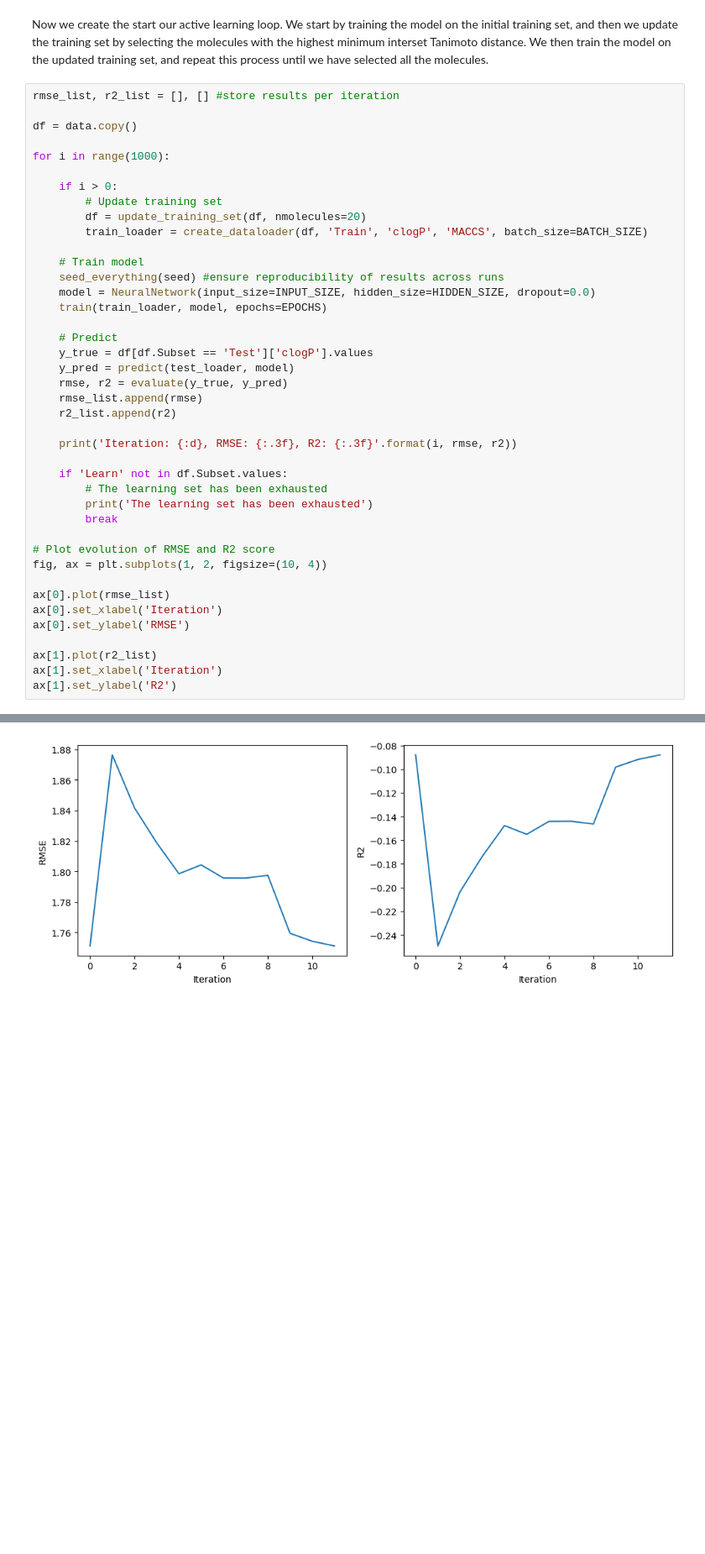
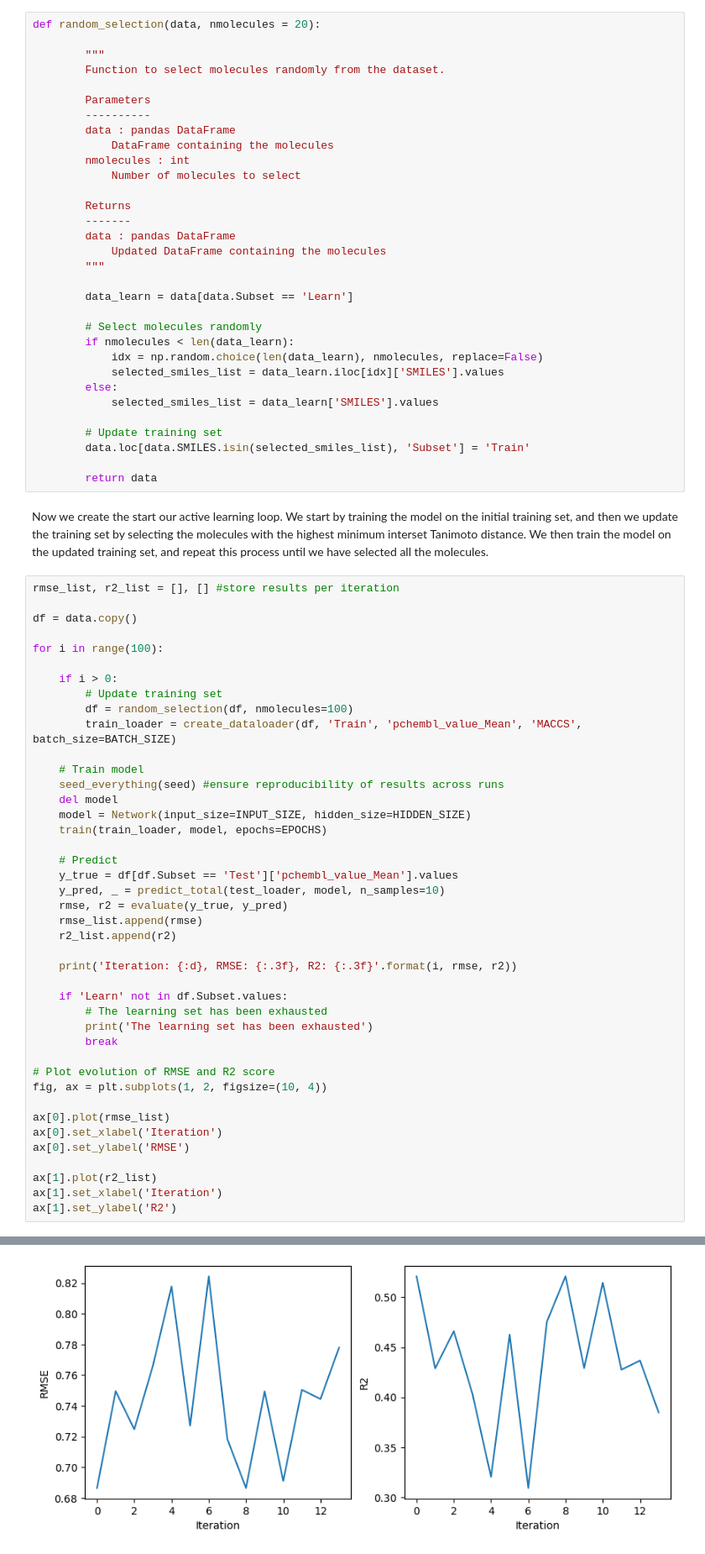
Before and after one commit to CDDLeiden/ULLA2023-Leiden, a Jupyter notebook: practicals/03_uncertainty_active_learning/03_uncertainty_active_learning.ipynb, the cells around one changed output, grey strips where cells are left out. Shown at 84% size. Saved outputs shown, nothing was run; the diff lists cells and outputs as text; blank space fills up the shorter version.

```diff
--- a/practicals/03_uncertainty_active_learning/03_uncertainty_active_learning.ipynb
+++ b/practicals/03_uncertainty_active_learning/03_uncertainty_active_learning.ipynb
@@ -847,3 +833,35 @@ def update_training_set(data, nmolecules = 20):
+# %%
+def random_selection(data, nmolecules = 20):
+
+        """
+        Function to select molecules randomly from the dataset.
+
+        Parameters
+        ----------
+        data : pandas DataFrame
+            DataFrame containing the molecules
+        nmolecules : int
+            Number of molecules to select
+
+        Returns
+        -------
+        data : pandas DataFrame
+            Updated DataFrame containing the molecules
+        """
+
+        data_learn = data[data.Subset == 'Learn']
+
+        # Select molecules randomly
+        if nmolecules < len(data_learn):
+            idx = np.random.choice(len(data_learn), nmolecules, replace=False)
+            selected_smiles_list = data_learn.iloc[idx]['SMILES'].values
+        else:
+            selected_smiles_list = data_learn['SMILES'].values
+
+        # Update training set
+        data.loc[data.SMILES.isin(selected_smiles_list), 'Subset'] = 'Train'
+
+        return data
 # %% [markdown]
 Now we create the start our active learning loop. We start by training the model on the initial training set, and then we update the training set by selecting the molecules with the highest minimum interset Tanimoto distance. We then train the model on the updated training set, and repeat this process until we have selected all the molecules.
 # %%
@@ -851,21 +869,22 @@ rmse_list, r2_list = [], [] #store results per iteration
 
 df = data.copy()
 
-for i in range(1000):
+for i in range(100):
 
     if i > 0:
         # Update training set
-        df = update_training_set(df, nmolecules=20)
-        train_loader = create_dataloader(df, 'Train', 'clogP', 'MACCS', batch_size=BATCH_SIZE)
+        df = random_selection(df, nmolecules=100)
+        train_loader = create_dataloader(df, 'Train', 'pchembl_value_Mean', 'MACCS', batch_size=BATCH_SIZE)
 
     # Train model
     seed_everything(seed) #ensure reproducibility of results across runs
-    model = NeuralNetwork(input_size=INPUT_SIZE, hidden_size=HIDDEN_SIZE, dropout=0.0)
+    del model
+    model = Network(input_size=INPUT_SIZE, hidden_size=HIDDEN_SIZE)
     train(train_loader, model, epochs=EPOCHS)
 
     # Predict
-    y_true = df[df.Subset == 'Test']['clogP'].values
-    y_pred = predict(test_loader, model)
+    y_true = df[df.Subset == 'Test']['pchembl_value_Mean'].values
+    y_pred, _ = predict_total(test_loader, model, n_samples=10)
     rmse, r2 = evaluate(y_true, y_pred)
     rmse_list.append(rmse)
     r2_list.append(r2)
@@ -904 +928 @@ The learning set has been exhausted
-[figure, old version]
+[figure, new version]
```
Also changed, not shown: parts of 62 cells of this notebook, 3 other files.
